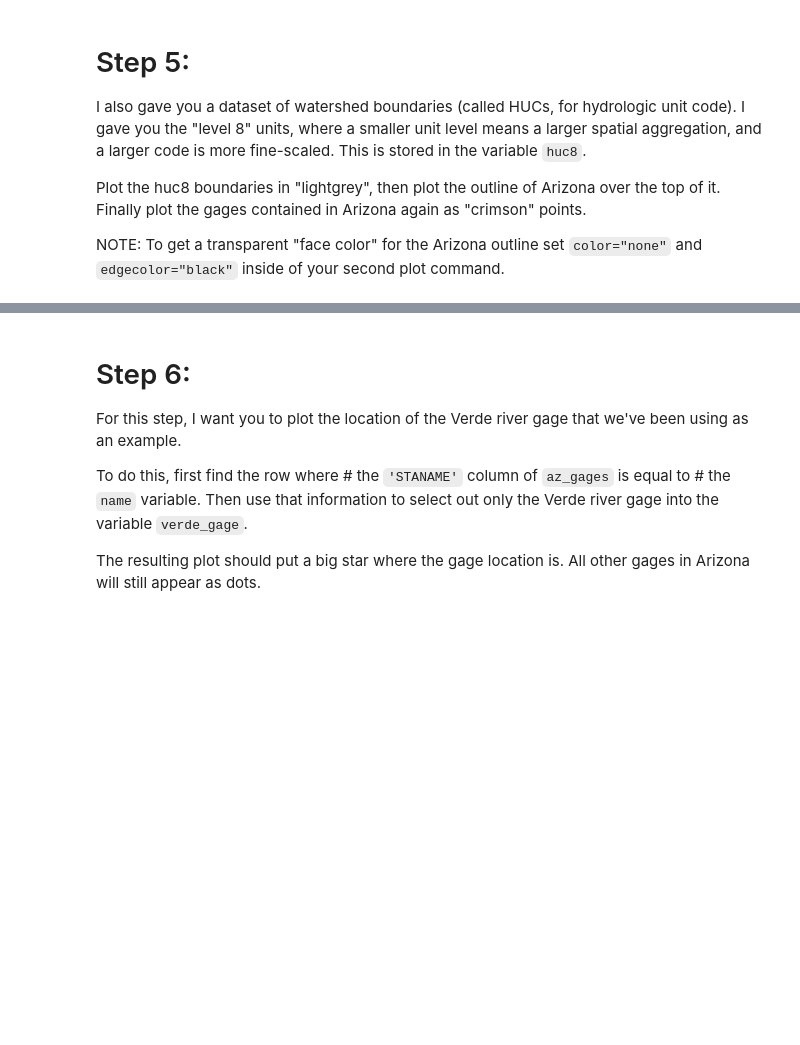
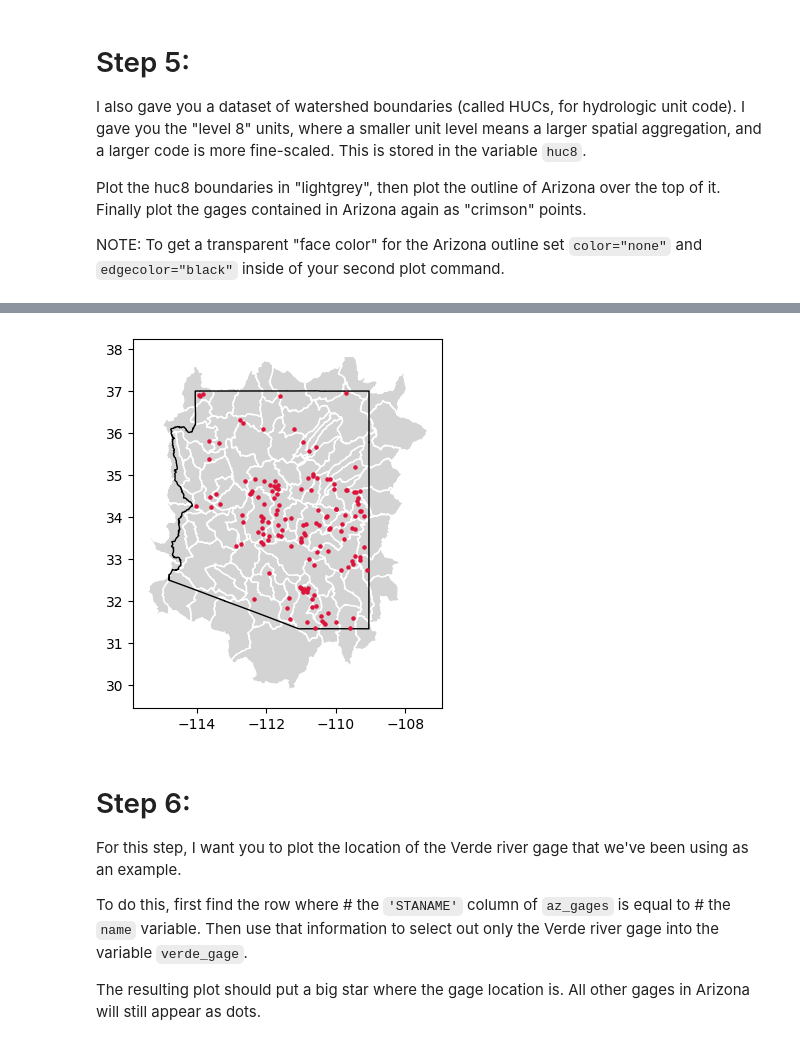
Before and after one commit to HAS-Tools-Fall25/homework_marlanahinkley, a Jupyter notebook: homework_submissions/hw5_geopandas_exercises.ipynb, the cells around one changed output, grey strips where cells are left out. Saved outputs shown, nothing was run; the diff lists cells and outputs as text; code cells hidden in the pictures; blank space fills up the shorter version.

```diff
--- a/homework_submissions/hw5_geopandas_exercises.ipynb
+++ b/homework_submissions/hw5_geopandas_exercises.ipynb
@@ -81,0 +93,7 @@ NOTE: To get a transparent "face color" for the Arizona
+# %%
+# TODO: Your code here
+ax_huc8 = huc8.plot(color='lightgrey', edgecolor='white')
+az.plot(ax = ax_huc8, edgecolor='black', color='none')
+az_gages.plot(ax=ax_huc8, color='crimson', markersize=5)
+az_gages.head()
+# %% [output]
@@ -82,3 +106,4 @@ NOTE: To get a transparent "face color" for the Arizona
+[figure, added]
 # %% [markdown]
 # Step 6:
 For this step, I want you to plot the location
```
Also changed, not shown: parts of 14 cells of this notebook.
